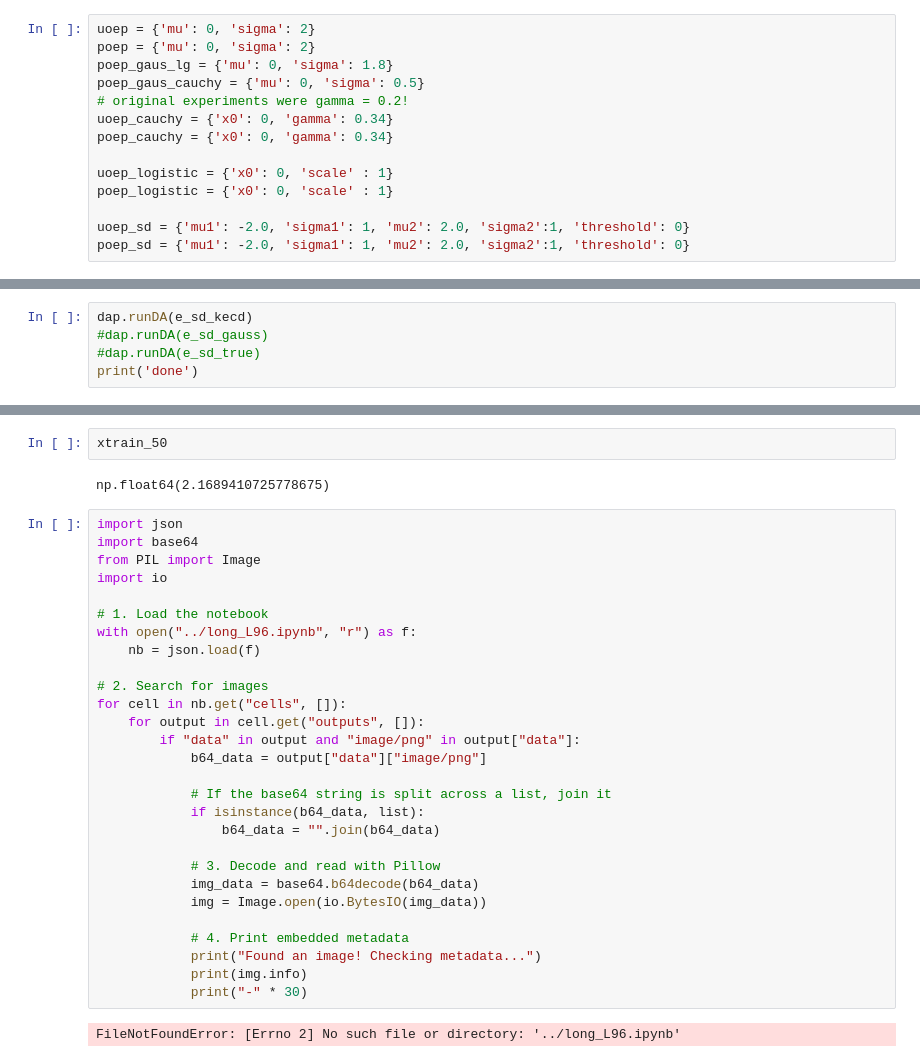
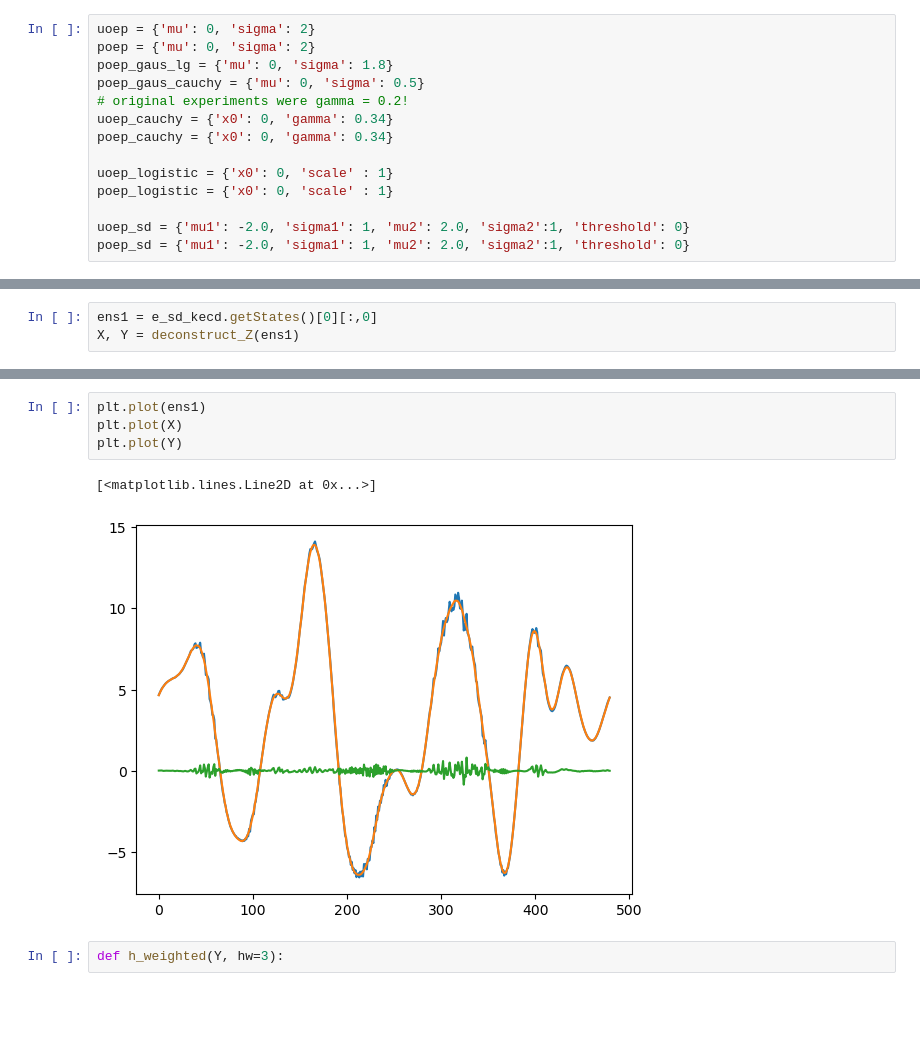
Before and after one commit to hsanter/DAPyr-nle, a Jupyter notebook: src/notebooks/no_kde.ipynb, the cells around one changed output, grey strips where cells are left out. Cells and saved outputs as stored; diff of their text form; blank space fills up the shorter version.

Commit message:
minor - added deconstruct_Z from MN but havent done anything with it

```diff
--- a/src/notebooks/no_kde.ipynb
+++ b/src/notebooks/no_kde.ipynb
@@ -114,7 +65,5 @@ e_sd_true = dap.Expt(e_name, {'expt_flag': 1,
 # %% [output]
 starting experiment L96: sdg
 # %%
-dap.runDA(e_sd_kecd)
-#dap.runDA(e_sd_gauss)
-#dap.runDA(e_sd_true)
-print('done')
+ens1 = e_sd_kecd.getStates()[0][:,0]
+X, Y = deconstruct_Z(ens1)
@@ -154,34 +70,9 @@ ax.plot(np.linspace(-15, 15, 100), norm.pdf(np.linspace(-15, 15, 100), loc=xtrai
-# %%
-xtrain_50
-# %% [output]
-np.float64(2.1689410725778675)
-# %%
-import json
-import base64
-from PIL import Image
-import io
-
-# 1. Load the notebook
-with open("../long_L96.ipynb", "r") as f:
-    nb = json.load(f)
-
-# 2. Search for images
-for cell in nb.get("cells", []):
-    for output in cell.get("outputs", []):
-        if "data" in output and "image/png" in output["data"]:
-            b64_data = output["data"]["image/png"]
-
-            # If the base64 string is split across a list, join it
-            if isinstance(b64_data, list):
-                b64_data = "".join(b64_data)
-
-            # 3. Decode and read with Pillow
-            img_data = base64.b64decode(b64_data)
-            img = Image.open(io.BytesIO(img_data))
-
-            # 4. Print embedded metadata
-            print("Found an image! Checking metadata...")
-            print(img.info)
-            print("-" * 30)
-# %% [output]
-FileNotFoundError: [Errno 2] No such file or directory: '../long_L96.ipynb'
+# %%
+plt.plot(ens1)
+plt.plot(X)
+plt.plot(Y)
+# %% [output]
+[<matplotlib.lines.Line2D at 0x...>]
+[figure, added]
+# %%
+def h_weighted(Y, hw=3):
```
Also changed, not shown: parts of 7 cells of this notebook, 2 other files.
